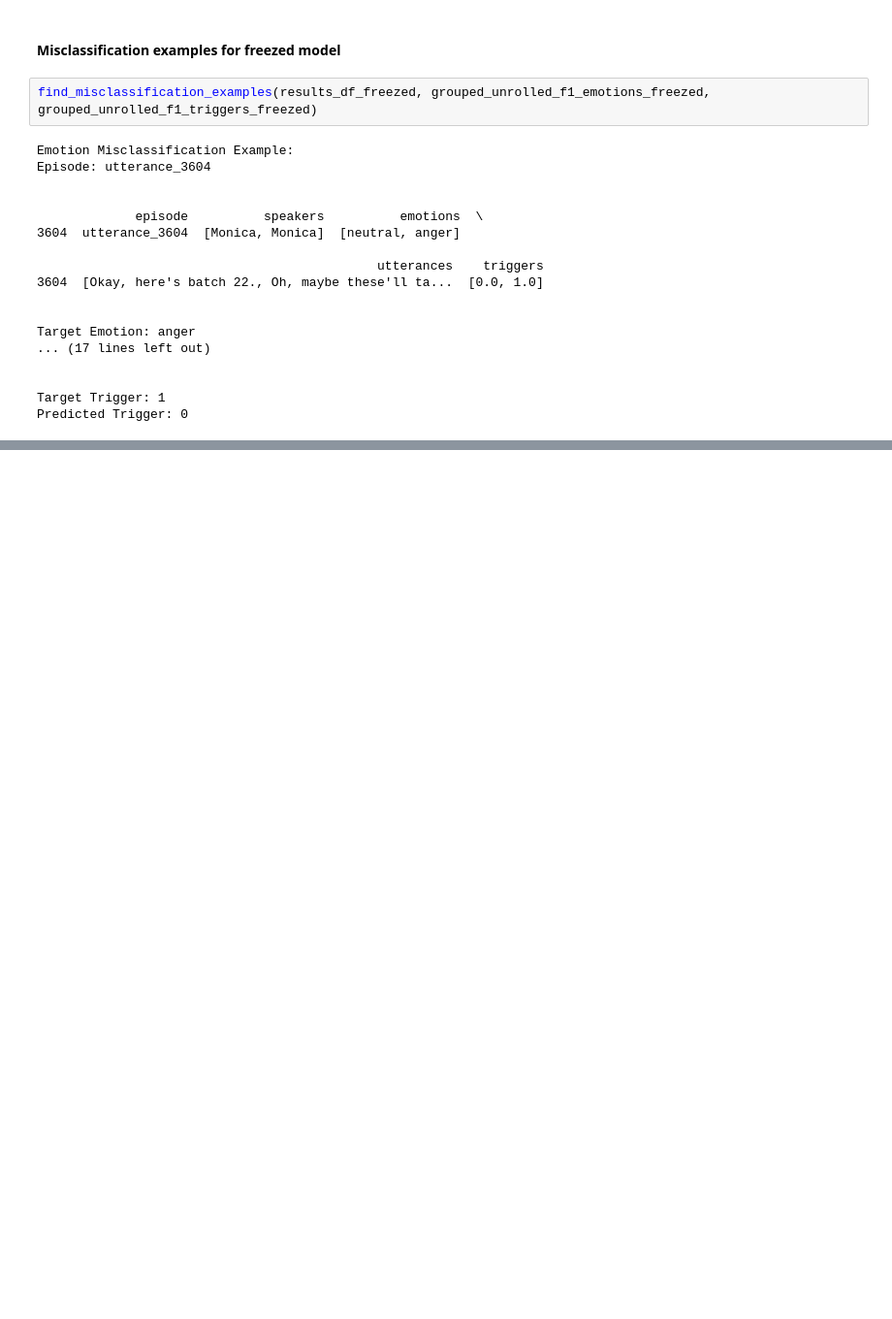
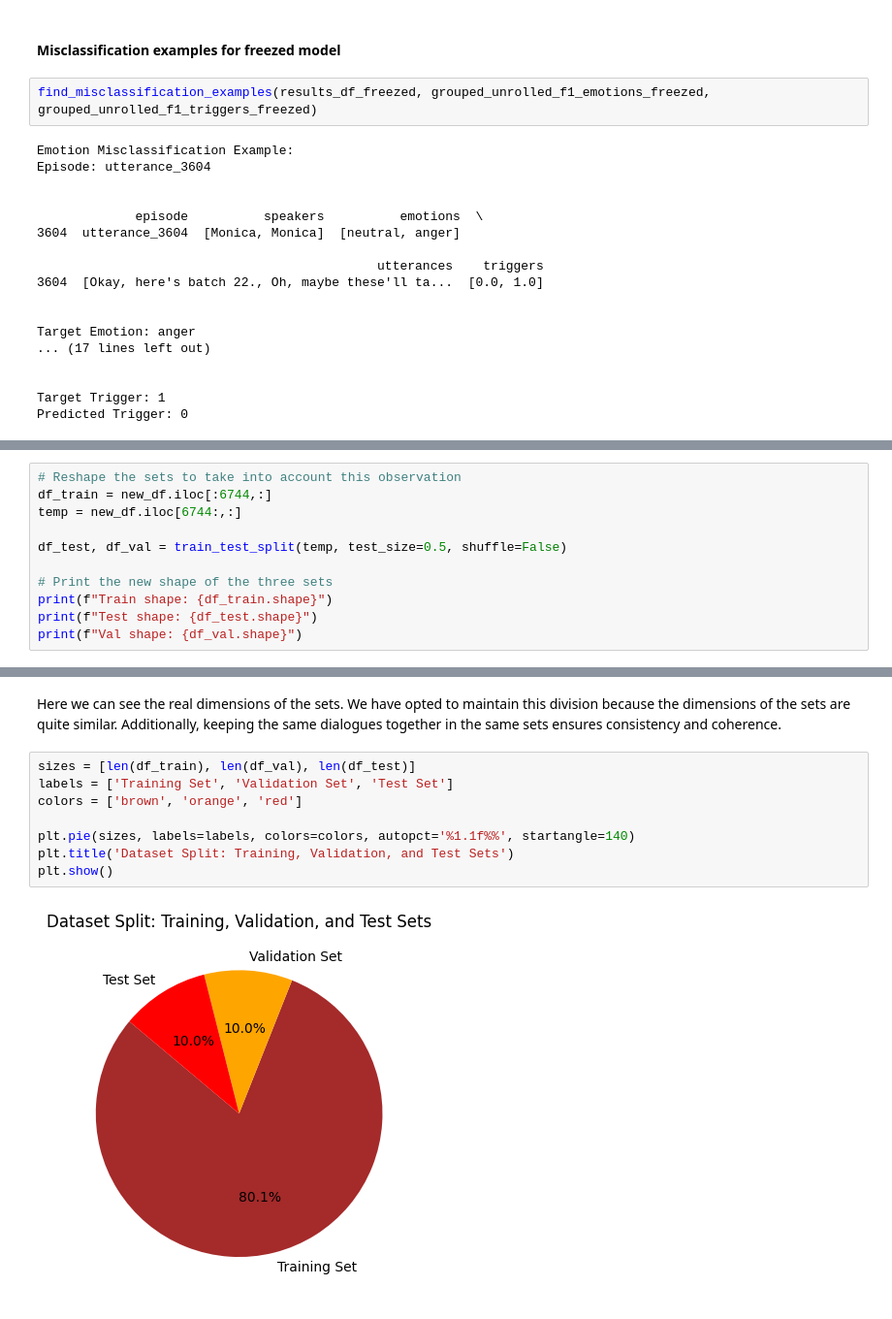
Before and after one commit to madalinaionela/NLP_project, a Jupyter notebook: Project_Final.ipynb, the cells around one changed output, grey strips where cells are left out. Shown at 97% size. Saved outputs shown, nothing was run; the diff lists cells and outputs as text; blank space fills up the shorter version.

```diff
--- a/Project_Final.ipynb
+++ b/Project_Final.ipynb
@@ -1869,0 +2045,11 @@ Da fare d'ora in poi:
+# %%
+# Reshape the sets to take into account this observation
+df_train = new_df.iloc[:6744,:]
+temp = new_df.iloc[6744:,:]
+
+df_test, df_val = train_test_split(temp, test_size=0.5, shuffle=False)
+
+# Print the new shape of the three sets
+print(f"Train shape: {df_train.shape}")
+print(f"Test shape: {df_test.shape}")
+print(f"Val shape: {df_val.shape}")
@@ -1869,0 +2081,12 @@ Da fare d'ora in poi:
+# %% [markdown]
+Here we can see the real dimensions of the sets. We have opted to maintain this division because the dimensions of the sets are quite similar. Additionally, keeping the same dialogues together in the same sets ensures consistency and coherence.
+# %%
+sizes = [len(df_train), len(df_val), len(df_test)]
+labels = ['Training Set', 'Validation Set', 'Test Set']
+colors = ['brown', 'orange', 'red']
+
+plt.pie(sizes, labels=labels, colors=colors, autopct='%1.1f%%', startangle=140)
+plt.title('Dataset Split: Training, Validation, and Test Sets')
+plt.show()
+# %% [output]
+[figure, added]
```
Also changed, not shown: parts of 48 cells of this notebook, 5 other files.
